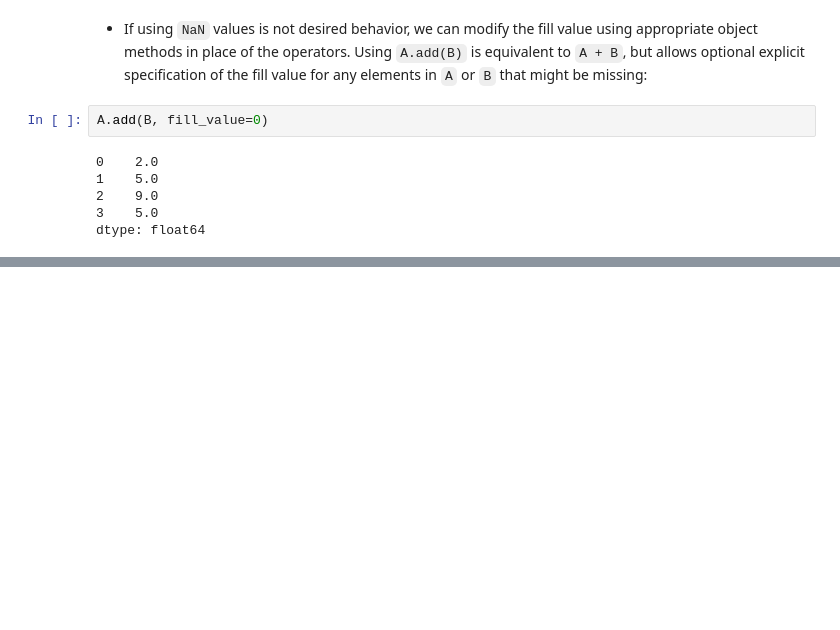
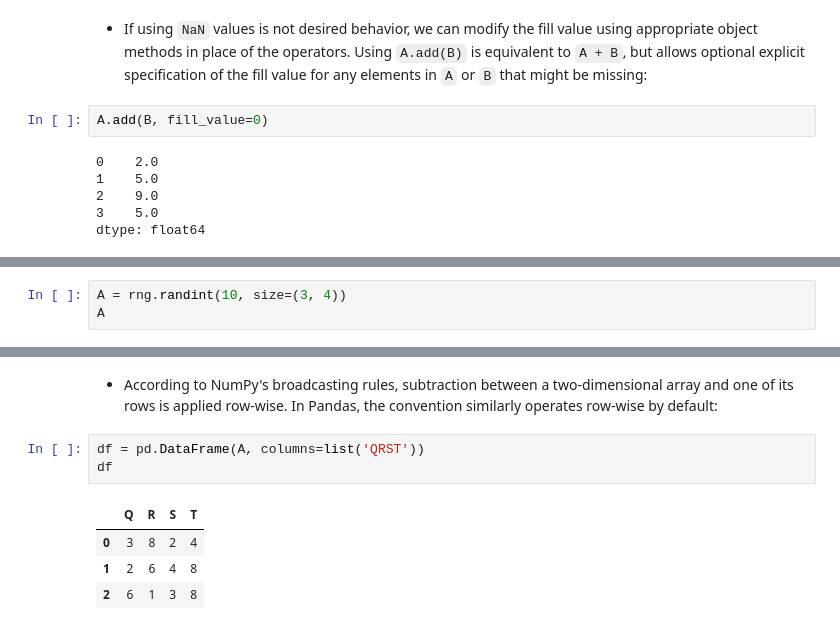
Before and after one commit to mjkeene/ML, a Jupyter notebook: python_data_science_handbook/3_data_manipulation_with_pandas.ipynb, the cells around one changed output, grey strips where cells are left out. Cells and saved outputs as stored; diff of their text form; blank space fills up the shorter version.

```diff
--- a/python_data_science_handbook/3_data_manipulation_with_pandas.ipynb
+++ b/python_data_science_handbook/3_data_manipulation_with_pandas.ipynb
@@ -781,0 +821,3 @@ dtype: float64
+# %%
+A = rng.randint(10, size=(3, 4))
+A
@@ -781,0 +835,10 @@ dtype: float64
+# %% [markdown]
+* According to NumPy's broadcasting rules, subtraction between a two-dimensional array and one of its rows is applied row-wise. In Pandas, the convention similarly operates row-wise by default:
+# %%
+df = pd.DataFrame(A, columns=list('QRST'))
+df
+# %% [output]
+|  | Q | R | S | T |
+| 0 | 3 | 8 | 2 | 4 |
+| 1 | 2 | 6 | 4 | 8 |
+| 2 | 6 | 1 | 3 | 8 |
```
Also changed, not shown: parts of 95 cells of this notebook.
